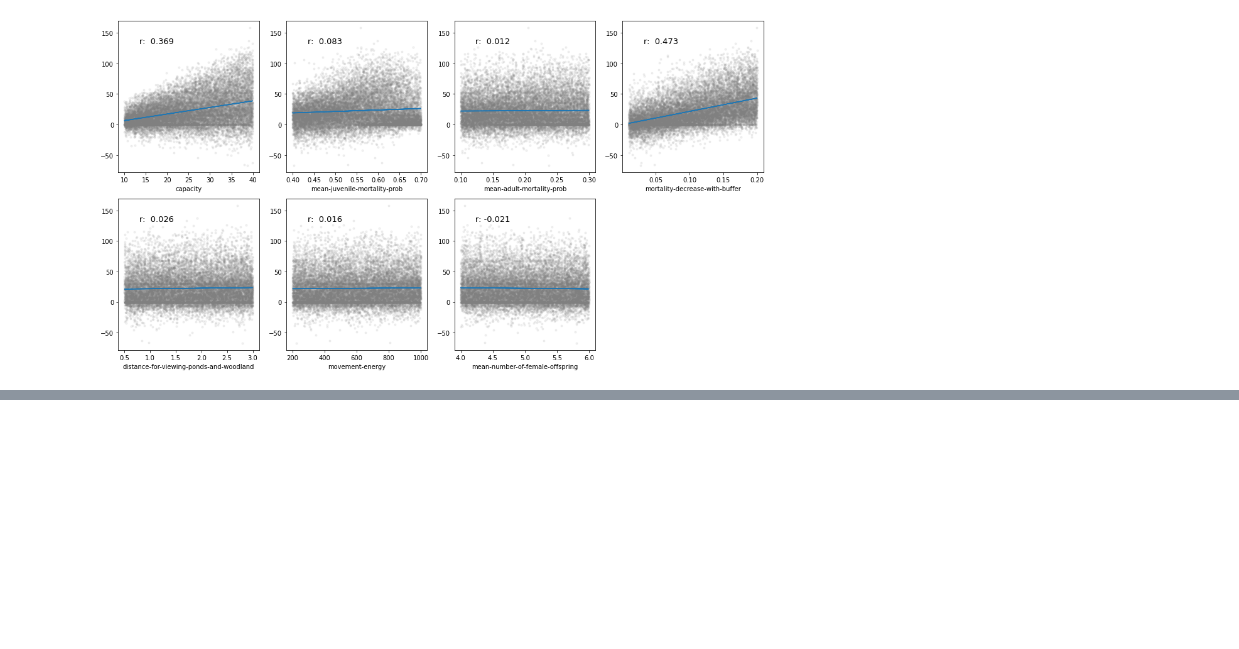
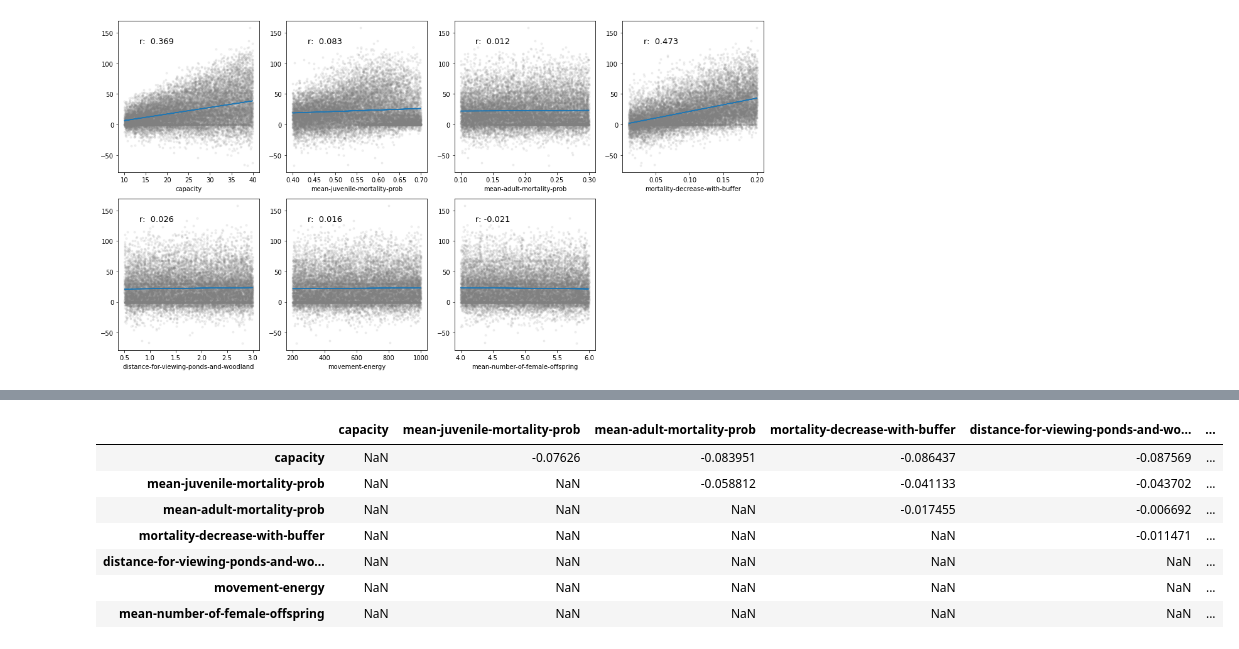
Before and after one commit to FelixNoessler/Buffers-or-corridors-for-great-crested-newts, a Jupyter notebook: model analysis/sensitivity_analysis/16384runs_7parameter/scripts/sensitivity.ipynb, the cells around one changed output, grey strips where cells are left out. Cells and saved outputs as stored; diff of their text form; code cells hidden in the pictures; blank space fills up the shorter version.

```diff
--- a/model analysis/sensitivity_analysis/16384runs_7parameter/scripts/sensitivity.ipynb
+++ b/model analysis/sensitivity_analysis/16384runs_7parameter/scripts/sensitivity.ipynb
@@ -153,3 +165,14 @@ plt.savefig('../results/sobol.svg');
+# %%
+pd.DataFrame(Si_buffer['S2'], index=problem['names'], columns=problem['names']) - pd.DataFrame(Si_buffer['S2_conf'], index=problem['names'], columns=problem['names'])
+# %% [output]
+|  | capacity | mean-juvenile-mortality-prob | mean-adult-mortality-prob | mortality-decrease-with-buffer | distance-for-viewing-ponds-and-wo... | ... |
+| capacity | NaN | -0.07626 | -0.083951 | -0.086437 | -0.087569 | ... |
+| mean-juvenile-mortality-prob | NaN | NaN | -0.058812 | -0.041133 | -0.043702 | ... |
+| mean-adult-mortality-prob | NaN | NaN | NaN | -0.017455 | -0.006692 | ... |
+| mortality-decrease-with-buffer | NaN | NaN | NaN | NaN | -0.011471 | ... |
+| distance-for-viewing-ponds-and-wo... | NaN | NaN | NaN | NaN | NaN | ... |
+| movement-energy | NaN | NaN | NaN | NaN | NaN | ... |
+| mean-number-of-female-offspring | NaN | NaN | NaN | NaN | NaN | ... |
 # %%
 import itertools
 from math import pi
```
Also changed, not shown: parts of 3 cells of this notebook, 9 other files.
